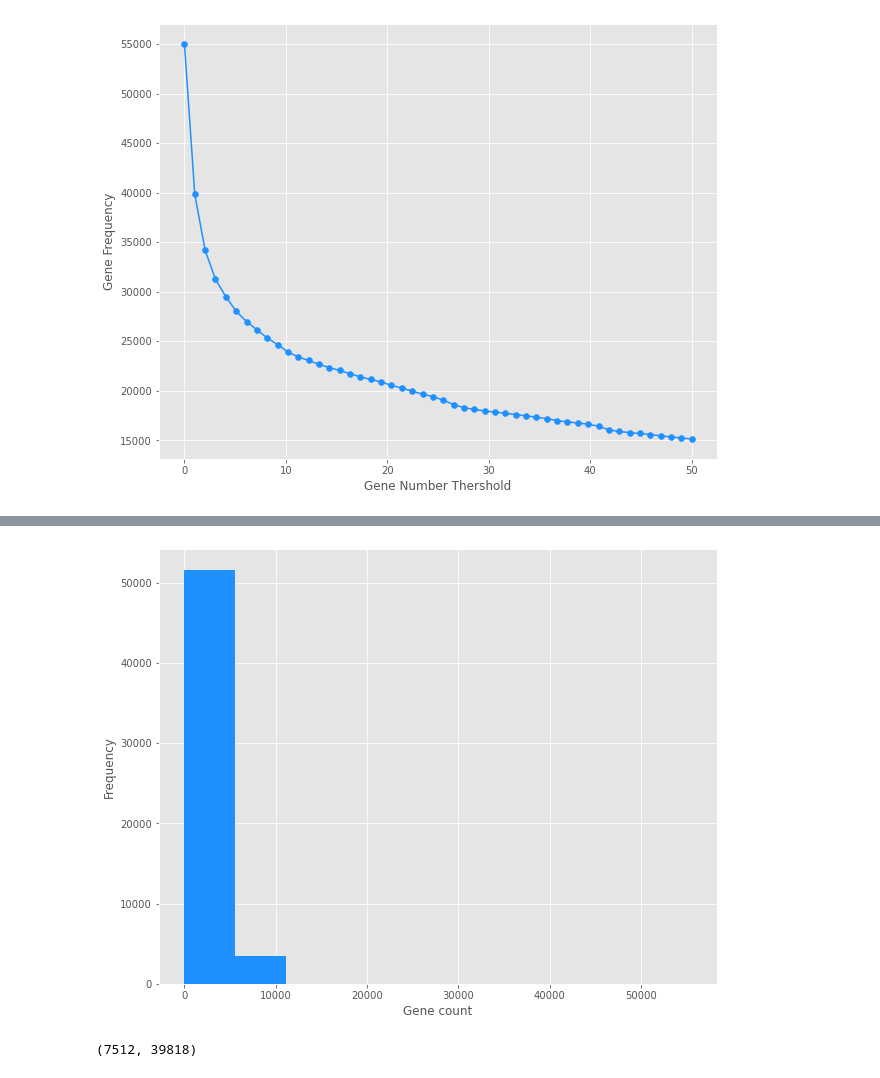
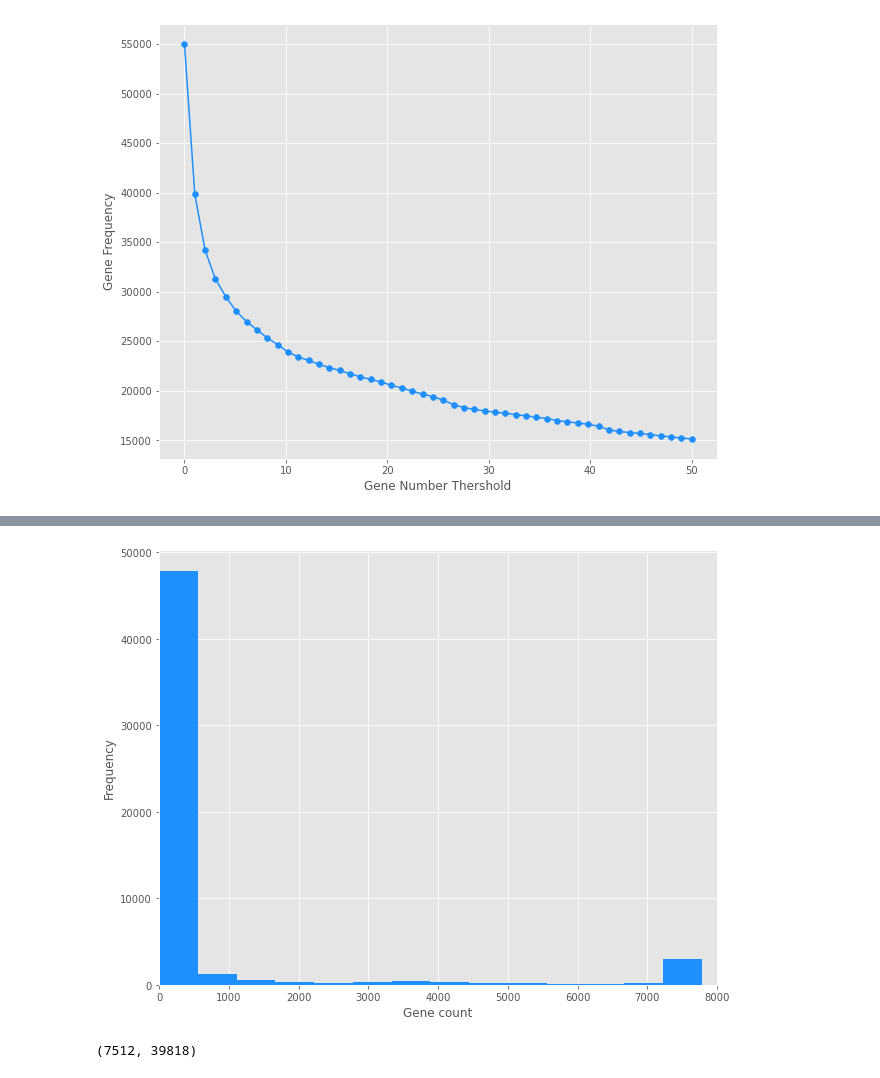
Before and after one commit to stacyshcherbakova/genome-minimiser, a Jupyter notebook: main2.ipynb, the cells around one changed output, grey strips where cells are left out. Drawn from its saved outputs; the diff is of its cells as text; code cells hidden in the pictures.

```diff
--- a/main2.ipynb
+++ b/main2.ipynb
@@ -16,5 +19,5 @@ device = torch.device("cuda" if torch.cuda.is_available() else "cpu")
 # %%
-large_data = pd.read_csv("F4_complete_presence_absence.csv", index_col=[0], header=[0])
+large_data = pd.read_csv("data/F4_complete_presence_absence.csv", index_col=[0], header=[0])
 # %%
 large_data
 # %% [output]
@@ -32,3 +35,5 @@ large_data
 | group_2069_3 | 0 | 0 | 0 | 0 | 0 | 0 | ... |
 | group_2071_4 | 0 | 0 | 0 | 0 | 0 | 0 | ... |
 55040 rows × 7512 columns
+# %%
+large_data.columns = large_data.columns.str.upper()
@@ -72,13 +146,14 @@ large_data[row_sums >= 2]
 frequency1 = large_data.sum(axis=1)
 # %%
 plt.figure(figsize=(10,8))
-plt.hist(frequency1, color='dodgerblue')
+plt.hist(frequency1, color='dodgerblue', bins=100)
+plt.xlim(0, 8000)
 plt.xlabel('Gene count')
 plt.ylabel('Frequency')
-plt.savefig("gene_count_2.pdf", format="pdf", bbox_inches="tight")
+plt.savefig("figures/gene_count_2.pdf", format="pdf", bbox_inches="tight")
 plt.show()
 # %% [output]
-[figure, old version]
+[figure, new version]
 # %%
 frequency2 = large_data.sum(0)
 # %%
```
Also changed, not shown: parts of 67 cells of this notebook, 18 other files.
